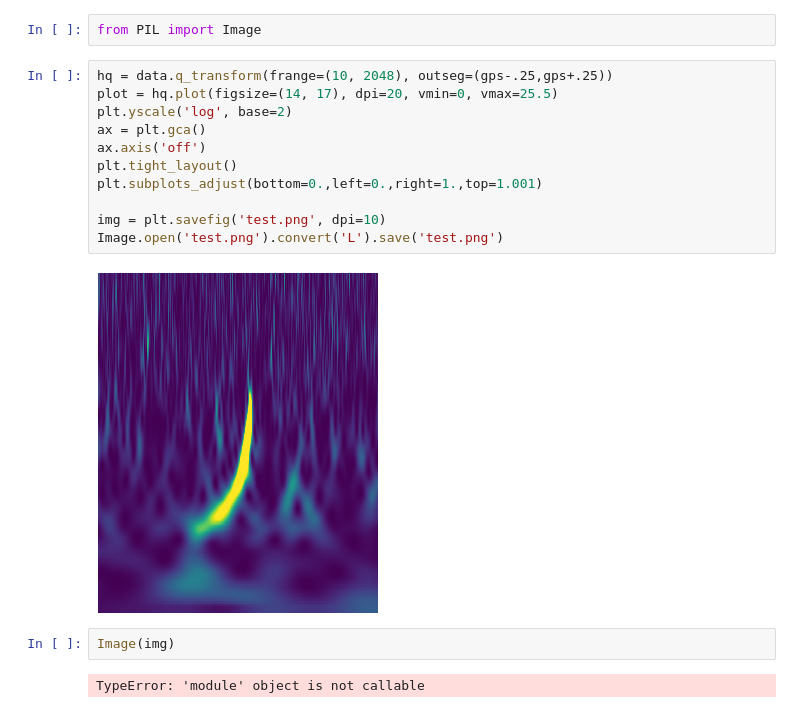
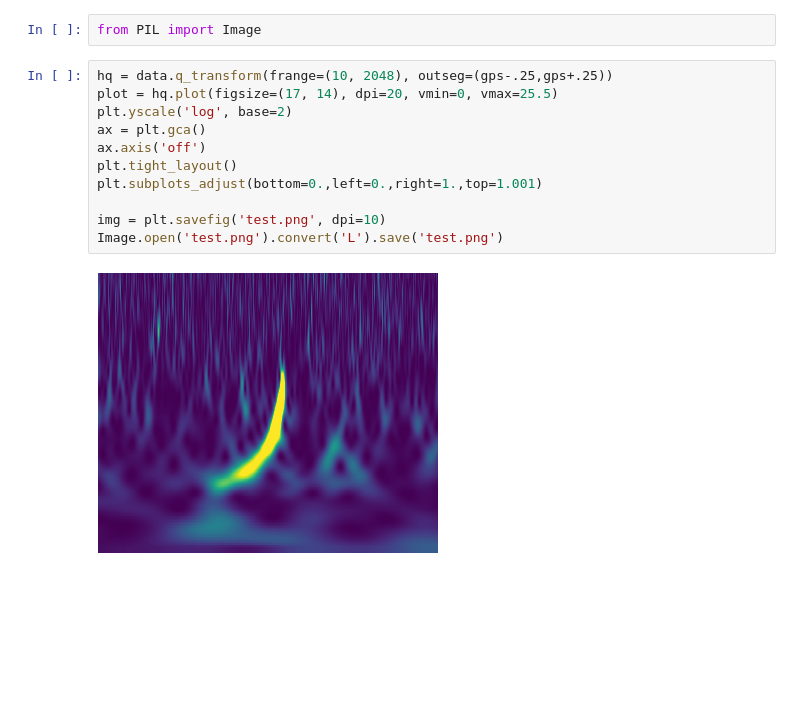
Before and after one commit to tttiago/GravitySpyClassifier, a Jupyter notebook: 17_real_gw_samples.ipynb, the cells around one changed output. Saved outputs shown, nothing was run; the diff lists cells and outputs as text; blank space fills up the shorter version.

Commit message:
Corrected image dims.

```diff
--- a/17_real_gw_samples.ipynb
+++ b/17_real_gw_samples.ipynb
@@ -90,18 +90,14 @@ plot.colorbar(label="Normalised energy");
 from PIL import Image
 # %%
 hq = data.q_transform(frange=(10, 2048), outseg=(gps-.25,gps+.25))
-plot = hq.plot(figsize=(14, 17), dpi=20, vmin=0, vmax=25.5)
+plot = hq.plot(figsize=(17, 14), dpi=20, vmin=0, vmax=25.5)
 plt.yscale('log', base=2)
 ax = plt.gca()
 ax.axis('off')
 plt.tight_layout()
 plt.subplots_adjust(bottom=0.,left=0.,right=1.,top=1.001)
 
 img = plt.savefig('test.png', dpi=10)
 Image.open('test.png').convert('L').save('test.png')
 # %% [output]
-[figure, old version]
+[figure, new version]
-# %%
-Image(img)
-# %% [output]
-TypeError: 'module' object is not callable
```
